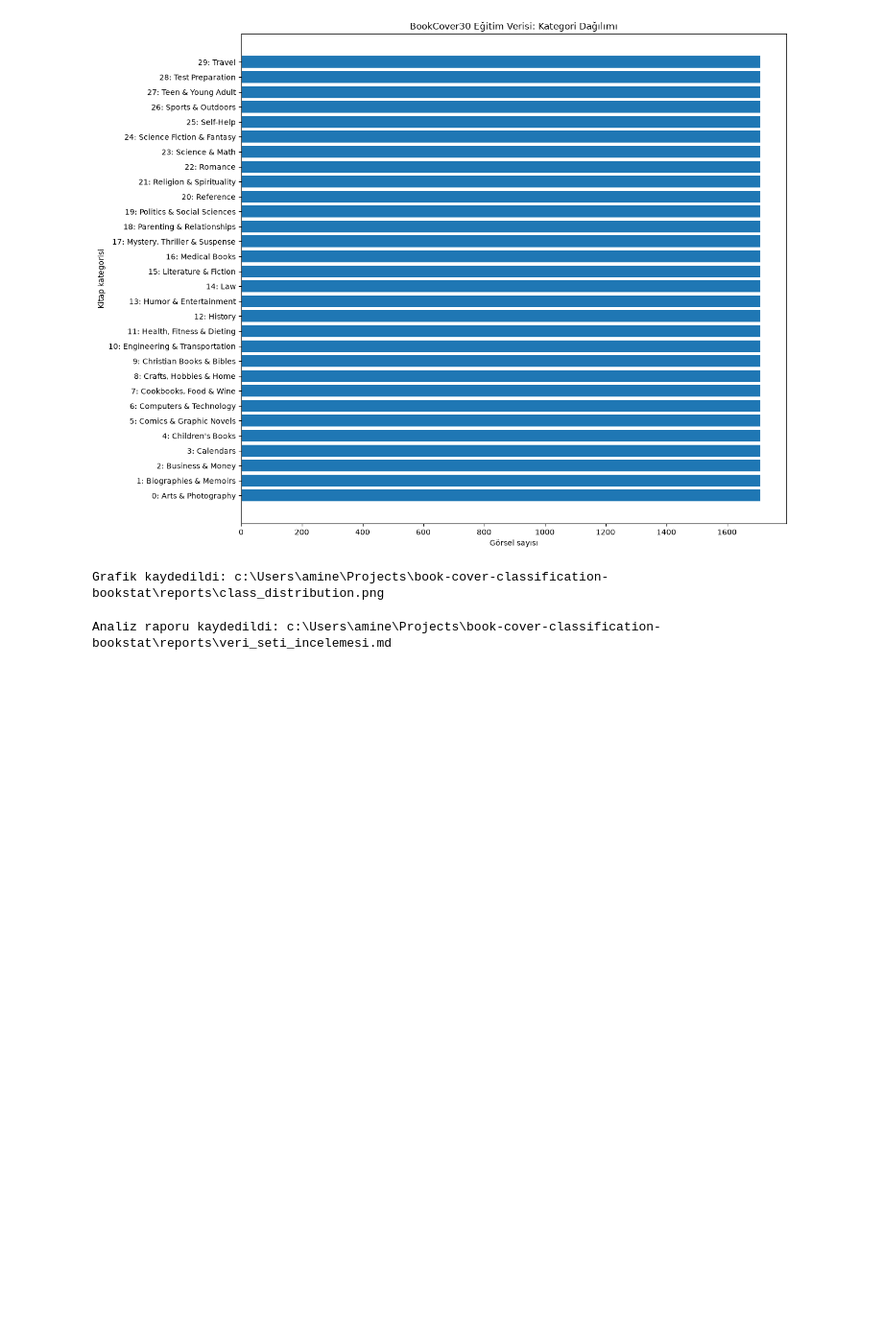
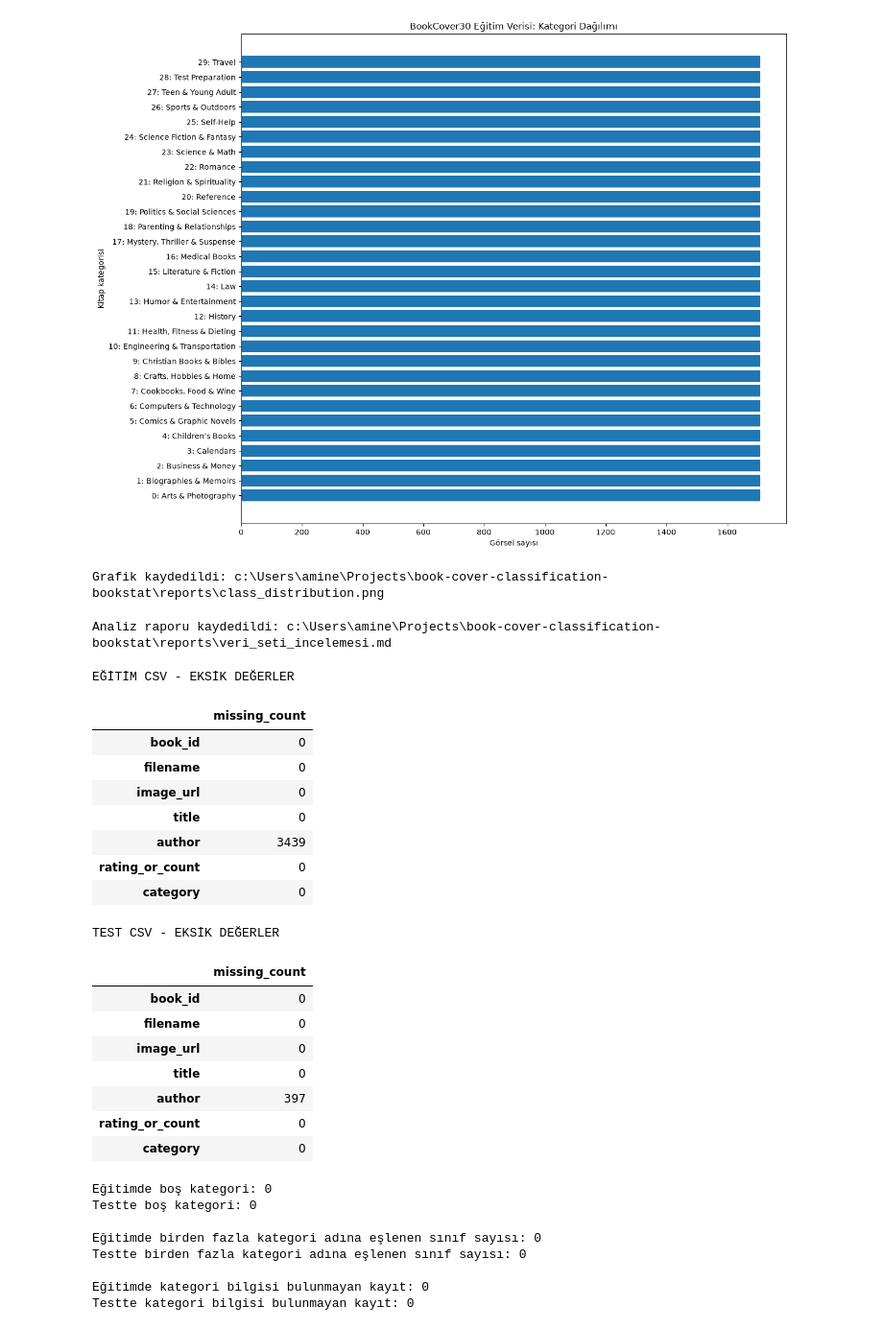
Before and after one commit to amineazra/book-cover-classification-bookstat, a Jupyter notebook: notebooks/01_dataset_exploration.ipynb, the cells around one changed output. Shown at 96% size. Saved outputs shown, nothing was run; the diff lists cells and outputs as text; code cells hidden in the pictures; blank space fills up the shorter version.

Commit message:
add metadata missing value and label consistency checks

```diff
--- a/notebooks/01_dataset_exploration.ipynb
+++ b/notebooks/01_dataset_exploration.ipynb
@@ -577,3 +577,76 @@ summary_path.write_text(summary, encoding="utf-8")
 print("Analiz raporu kaydedildi:", summary_path)
 # %% [output]
 Analiz raporu kaydedildi: c:\Users\amine\Projects\book-cover-classification-bookstat\reports\veri_seti_incelemesi.md
+# %%
+
+# 1. Eksik değerleri incele
+print("EĞİTİM CSV - EKSİK DEĞERLER")
+display(train_csv.isna().sum().rename("missing_count").to_frame())
+
+print("\nTEST CSV - EKSİK DEĞERLER")
+display(test_csv.isna().sum().rename("missing_count").to_frame())
+
+
+# 2. Kategori alanlarının boş olup olmadığını kontrol et
+print("\nEğitimde boş kategori:", train_csv["category"].isna().sum())
+print("Testte boş kategori:", test_csv["category"].isna().sum())
+
+
+# 3. CSV'deki kayıtların etiket dosyalarıyla tutarlılığını kontrol et
+train_check = train_df.merge(
+    train_csv[["filename", "category"]],
+    on="filename",
+    how="left",
+    validate="one_to_one",
+)
+
+test_check = test_df.merge(
+    test_csv[["filename", "category"]],
+    on="filename",
+    how="left",
+    validate="one_to_one",
+)
+
+# Her etiket numarası tek bir kategori adına karşılık geliyor mu?
+train_mapping_counts = train_check.groupby("label")["category"].nunique()
+test_mapping_counts = test_check.groupby("label")["category"].nunique()
+
+print("\nEğitimde birden fazla kategori adına eşlenen sınıf sayısı:",
+      (train_mapping_counts > 1).sum())
+
+print("Testte birden fazla kategori adına eşlenen sınıf sayısı:",
+      (test_mapping_counts > 1).sum())
+
+# Etiket dosyalarında bulunup CSV'de eşleşmeyen kayıtlar
+print("\nEğitimde kategori bilgisi bulunmayan kayıt:",
+      train_check["category"].isna().sum())
+
+print("Testte kategori bilgisi bulunmayan kayıt:",
+      test_check["category"].isna().sum())
+# %% [output]
+EĞİTİM CSV - EKSİK DEĞERLER
+|  | missing_count |
+| book_id | 0 |
+| filename | 0 |
+| image_url | 0 |
+| title | 0 |
+| author | 3439 |
+| rating_or_count | 0 |
+| category | 0 |
+TEST CSV - EKSİK DEĞERLER
+|  | missing_count |
+| book_id | 0 |
+| filename | 0 |
+| image_url | 0 |
+| title | 0 |
+| author | 397 |
+| rating_or_count | 0 |
+| category | 0 |
+Eğitimde boş kategori: 0
+Testte boş kategori: 0
+
+Eğitimde birden fazla kategori adına eşlenen sınıf sayısı: 0
+Testte birden fazla kategori adına eşlenen sınıf sayısı: 0
+
+Eğitimde kategori bilgisi bulunmayan kayıt: 0
+Testte kategori bilgisi bulunmayan kayıt: 0
```
Also changed, not shown: parts of 2 cells of this notebook.
